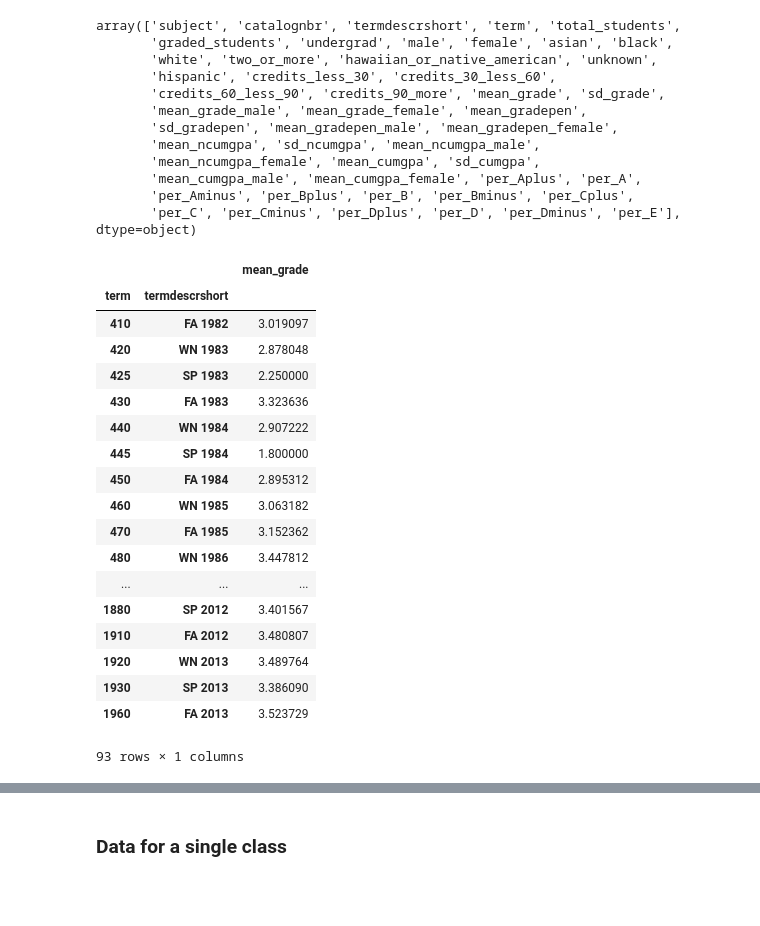
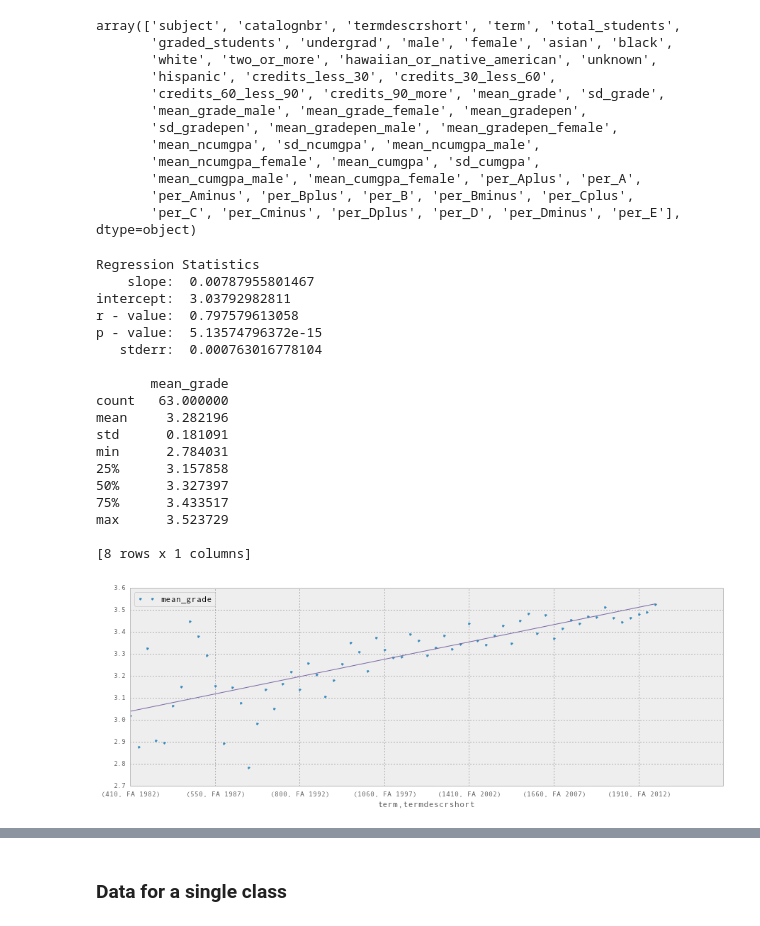
Before and after one commit to mkowshik/scaling-tribble, a Jupyter notebook: REBUILD DATA scripts/Course by term.ipynb, the cells around one changed output, grey strips where cells are left out. Drawn from its saved outputs; the diff is of its cells as text; code cells hidden in the pictures; blank space fills up the shorter version.

```diff
--- a/REBUILD DATA scripts/Course by term.ipynb
+++ b/REBUILD DATA scripts/Course by term.ipynb
@@ -34,26 +36,6 @@ array(['subject', 'catalognbr', 'termdescrshort', 'term', 'total_students',
        'per_C', 'per_Cminus', 'per_Dplus', 'per_D', 'per_Dminus', 'per_E'], dtype=object)
 # %%
 #data.ix[180000,0]
-terms
+#terms
-# %% [output]
-|  |  | mean_grade |
-| term | termdescrshort |  |
-| 410 | FA 1982 | 3.019097 |
-| 420 | WN 1983 | 2.878048 |
-| 425 | SP 1983 | 2.250000 |
-| 430 | FA 1983 | 3.323636 |
-| 440 | WN 1984 | 2.907222 |
-| 445 | SP 1984 | 1.800000 |
-| 450 | FA 1984 | 2.895312 |
-| 460 | WN 1985 | 3.063182 |
-| 470 | FA 1985 | 3.152362 |
-| 480 | WN 1986 | 3.447812 |
-| ... | ... | ... |
-| 1880 | SP 2012 | 3.401567 |
-| 1910 | FA 2012 | 3.480807 |
-| 1920 | WN 2013 | 3.489764 |
-| 1930 | SP 2013 | 3.386090 |
-| 1960 | FA 2013 | 3.523729 |
-93 rows × 1 columns
 # %%
 #data['total_students'].value_counts().plot()
@@ -61 +45,55 @@ plot?
+# %%
+#FALL WINTER
+fw = data[data['termdescrshort'].str.contains('WN|FA')]
+subject = fw[fw['subject'] == department]
+terms = subject.groupby(['term','termdescrshort']).aggregate(np.mean)[['mean_grade']]
+errors = subject.groupby(['term','termdescrshort']).aggregate(std)[['mean_grade']]
+terms.plot(style='.')
+
+
+##Find linear regression
+
+x = [] #term
+y = [] #mean grade
+for i in range(len(terms)):
+    y.append(terms['mean_grade'][i])
+    x.append(i)
+
+a = stats.linregress(x,y)
+print "Regression Statistics"
+print "    slope: ", a[0]
+print "intercept: ", a[1]
+print "r - value: ", a[2]
+print "p - value: ", a[3]
+print "   stderr: ", a[4]
+
+#make the line....manually
+line = []
+for i in range(len(x)):
+    line.append(a[0]*x[i]+a[1])
+
+#plot the line on top of data
+plt.plot(line)
+print
+print terms.describe()
+# %% [output]
+Regression Statistics
+    slope:  0.00787955801467
+intercept:  3.03792982811
+r - value:  0.797579613058
+p - value:  5.13574796372e-15
+   stderr:  0.000763016778104
+
+       mean_grade
+count   63.000000
+mean     3.282196
+std      0.181091
+min      2.784031
+25%      3.157858
+50%      3.327397
+75%      3.433517
+max      3.523729
+
+[8 rows x 1 columns]
+[figure, added]
 # %%
```
Also changed, not shown: parts of 15 cells of this notebook, 1 other file.
